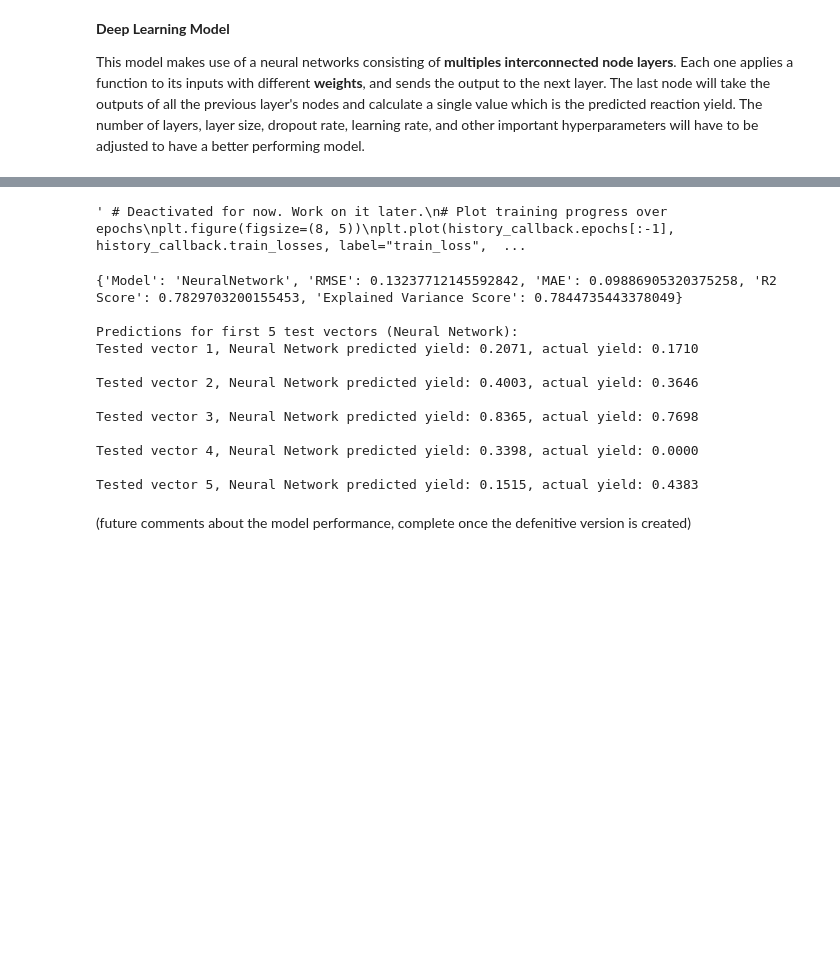
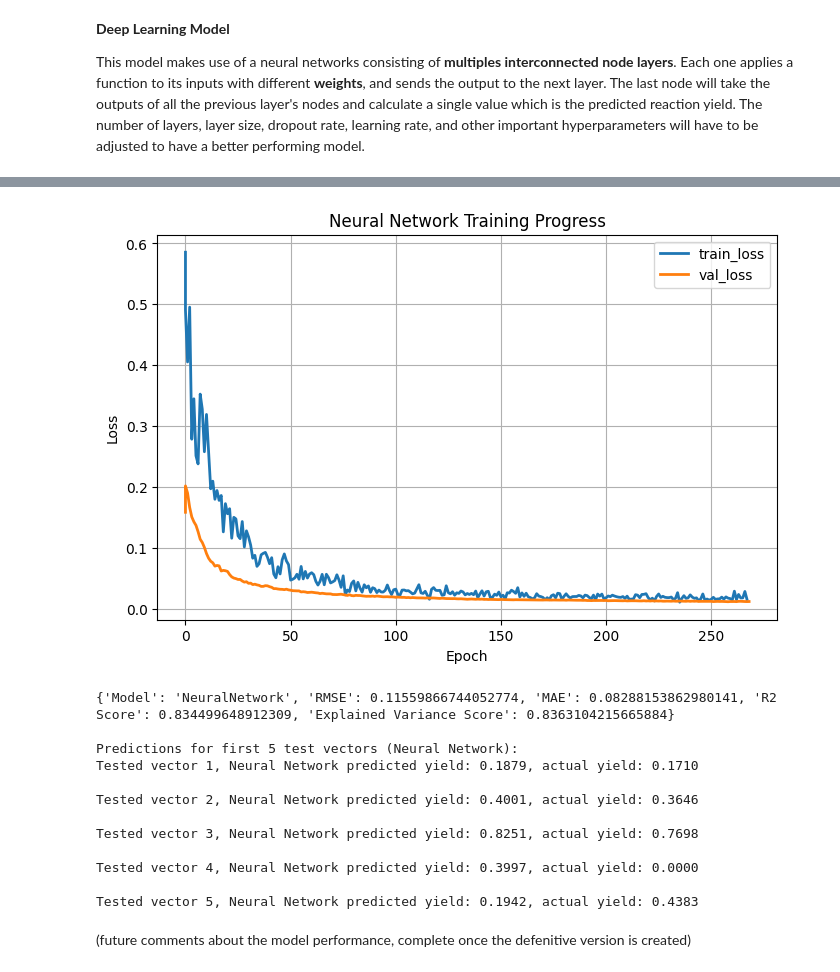
Before and after one commit to meirelesricardo/ai4chem_catalyst_predictor, a Jupyter notebook: notebooks/04_model_training.ipynb, the cells around one changed output, grey strips where cells are left out. Saved outputs shown, nothing was run; the diff lists cells and outputs as text; code cells hidden in the pictures; blank space fills up the shorter version.

```diff
--- a/notebooks/04_model_training.ipynb
+++ b/notebooks/04_model_training.ipynb
@@ -215,24 +259,24 @@ Tested vector 5, XGBoost predicted yield: -0.0114, actual yield: 0.4383
 This model makes use of a neural networks consisting of **multiples interconnected node layers**. Each one applies a function to its inputs with different **weights**, and sends the output to the next layer. The last node will take the outputs of all the previous layer's nodes and calculate a single value which is the predicted reaction yield. The number of layers, layer size, dropout rate, learning rate, and other important hyperparameters will have to be adjusted to have a better performing model.
 # %%
 class NeuralNetwork(pl.LightningModule):
-    def __init__(self, input_sz, hidden_sz=128, lr=1e-3):
+    def __init__(self, input_sz, hidden_sz=128, lr=1e-4):
         super().__init__()
 
         self.net = torch.nn.Sequential(
             torch.nn.Linear(input_sz, hidden_sz), # There is currently 3 hidden layers, but this can be easily changed by adding more blocks of Linear, ReLU, BatchNorm, and Dropout
             torch.nn.ReLU(),
             torch.nn.BatchNorm1d(hidden_sz),
-            torch.nn.Dropout(0.3),
+            torch.nn.Dropout(0.4),
 
             torch.nn.Linear(hidden_sz, hidden_sz),
             torch.nn.ReLU(),
             torch.nn.BatchNorm1d(hidden_sz),
-            torch.nn.Dropout(0.3),
+            torch.nn.Dropout(0.4),
 
             torch.nn.Linear(hidden_sz, hidden_sz),
             torch.nn.ReLU(),
             torch.nn.BatchNorm1d(hidden_sz),
-            torch.nn.Dropout(0.3),
+            torch.nn.Dropout(0.4),
 
             torch.nn.Linear(hidden_sz, 1)
         )
@@ -274,7 +318,7 @@ class ESOLDataset(Dataset):
 
 # Define a PyTorch Lightning DataModule for handling data loading
 class NeuralNetworkDataModule(pl.LightningDataModule):
-    def __init__(self, train_dataset, val_dataset, test_dataset, batch_size=256):
+    def __init__(self, train_dataset, val_dataset, test_dataset, batch_size=128):
         super().__init__()
         self.train_dataset = train_dataset
         self.val_dataset = val_dataset
@@ -330,23 +374,21 @@ class TrainingHistoryCallback(Callback):
 history_callback = TrainingHistoryCallback()
 # Initialize the PyTorch Lightning trainer
 early_stop = EarlyStopping(monitor="val_loss", patience=10)
-trainer = pl.Trainer(max_epochs=200, callbacks=[early_stop, history_callback], enable_progress_bar=True)
+trainer = pl.Trainer(max_epochs=500, callbacks=[early_stop, history_callback], enable_progress_bar=True)
 
 # Train the model
 trainer.fit(model, data_module)
 
-''' # Deactivated for now. Work on it later.
 # Plot training progress over epochs
 plt.figure(figsize=(8, 5))
-plt.plot(history_callback.epochs[:-1], history_callback.train_losses, label="train_loss", marker="o")
-plt.plot(history_callback.epochs, history_callback.val_losses, label="val_loss", marker="o")
+plt.plot(history_callback.epochs[:-1], history_callback.train_losses, label="train_loss", linewidth=2)
+plt.plot(history_callback.epochs, history_callback.val_losses, label="val_loss", linewidth=2)
 plt.xlabel("Epoch")
 plt.ylabel("Loss")
 plt.title("Neural Network Training Progress")
 plt.legend()
 plt.grid(True)
 plt.show()
-'''
 # %% [output]
 💡 Tip: For seamless cloud uploads and versioning, try installing [litmodels](https://pypi.org/project/litmodels/) to enable LitModelCheckpoint, which syncs automatically with the Lightning model regis ...
 GPU available: False, used: False
@@ -370,13 +411,13 @@ c:\Users\corre\Documents\GitHub_gen\GitHub\.venv\lib\site-packages\pytorch_light
-' # Deactivated for now. Work on it later.\n# Plot training progress over epochs\nplt.figure(figsize=(8, 5))\nplt.plot(history_callback.epochs[:-1], history_callback.train_losses, label="train_loss",  ...
+[figure, added]
 # %%
 # Test the model
+model.eval()  # Set the model to evaluation mode
 with torch.no_grad():
     y_pred_nn = model(torch.tensor(x_test_scaled, dtype=torch.float32)).squeeze().numpy()
 
 print(test_model("NeuralNetwork", y_test, y_pred_nn))
 
 # Predict on the first 5 test vectors and display results
-model.eval()  # Set the model to evaluation mode
 x_sample = torch.tensor(x_test_scaled[:5], dtype=torch.float32)
 with torch.no_grad():
     y_pred_sample_nn = model(x_sample).squeeze().numpy()
@@ -387,18 +428,18 @@ for i in range(num_samples):
     print(f"Tested vector {i+1}, Neural Network predicted yield: {y_pred_sample_nn[i]:.4f}, actual yield: {y_test[i]:.4f}")
     print("")
 # %% [output]
-{'Model': 'NeuralNetwork', 'RMSE': 0.13237712145592842, 'MAE': 0.09886905320375258, 'R2 Score': 0.7829703200155453, 'Explained Variance Score': 0.7844735443378049}
+{'Model': 'NeuralNetwork', 'RMSE': 0.11559866744052774, 'MAE': 0.08288153862980141, 'R2 Score': 0.834499648912309, 'Explained Variance Score': 0.8363104215665884}
 
 Predictions for first 5 test vectors (Neural Network):
-Tested vector 1, Neural Network predicted yield: 0.2071, actual yield: 0.1710
+Tested vector 1, Neural Network predicted yield: 0.1879, actual yield: 0.1710
 
-Tested vector 2, Neural Network predicted yield: 0.4003, actual yield: 0.3646
+Tested vector 2, Neural Network predicted yield: 0.4001, actual yield: 0.3646
 
-Tested vector 3, Neural Network predicted yield: 0.8365, actual yield: 0.7698
+Tested vector 3, Neural Network predicted yield: 0.8251, actual yield: 0.7698
 
-Tested vector 4, Neural Network predicted yield: 0.3398, actual yield: 0.0000
+Tested vector 4, Neural Network predicted yield: 0.3997, actual yield: 0.0000
 
-Tested vector 5, Neural Network predicted yield: 0.1515, actual yield: 0.4383
+Tested vector 5, Neural Network predicted yield: 0.1942, actual yield: 0.4383
 # %% [markdown]
 (future comments about the model performance, complete once the defenitive version is created)
 # %% [markdown]
```
Also changed, not shown: parts of 5 cells of this notebook, 12 other files.
